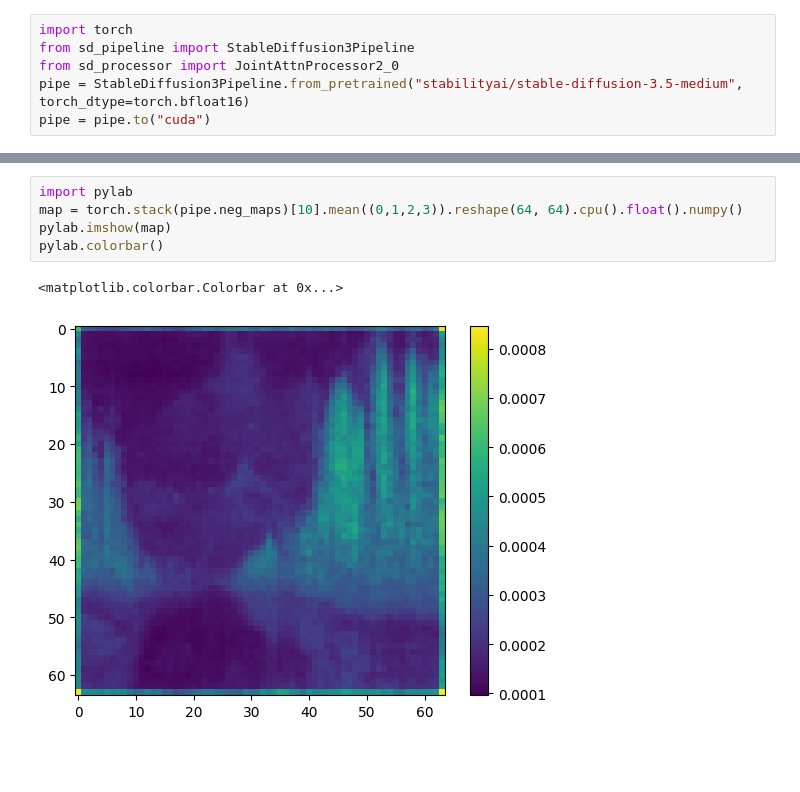
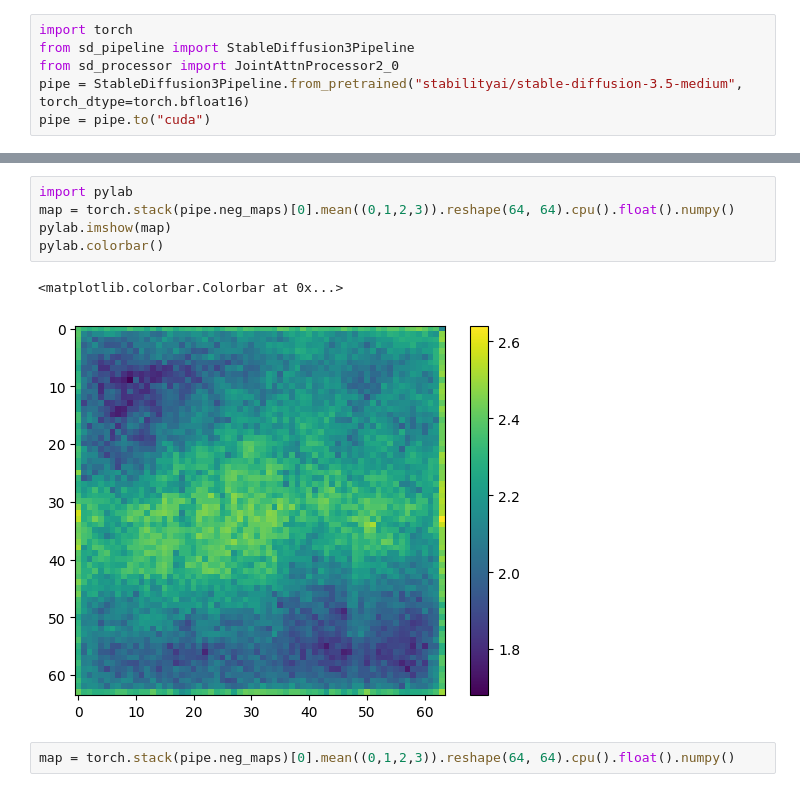
Before and after one commit to weathon/neg, a Jupyter notebook: sd.ipynb, the cells around one changed output, grey strips where cells are left out. Cells and saved outputs as stored; diff of their text form; blank space fills up the shorter version.

```diff
--- a/sd.ipynb
+++ b/sd.ipynb
@@ -21,8 +28,10 @@ image.resize((512, 512))
 # %%
 import pylab
-map = torch.stack(pipe.neg_maps)[10].mean((0,1,2,3)).reshape(64, 64).cpu().float().numpy()
+map = torch.stack(pipe.neg_maps)[0].mean((0,1,2,3)).reshape(64, 64).cpu().float().numpy()
 pylab.imshow(map)
 pylab.colorbar()
 # %% [output]
 <matplotlib.colorbar.Colorbar at 0x...>
-[figure, old version]
+[figure, new version]
+# %%
+map = torch.stack(pipe.neg_maps)[0].mean((0,1,2,3)).reshape(64, 64).cpu().float().numpy()
```
Also changed, not shown: parts of 4 cells of this notebook, 2 other files.
